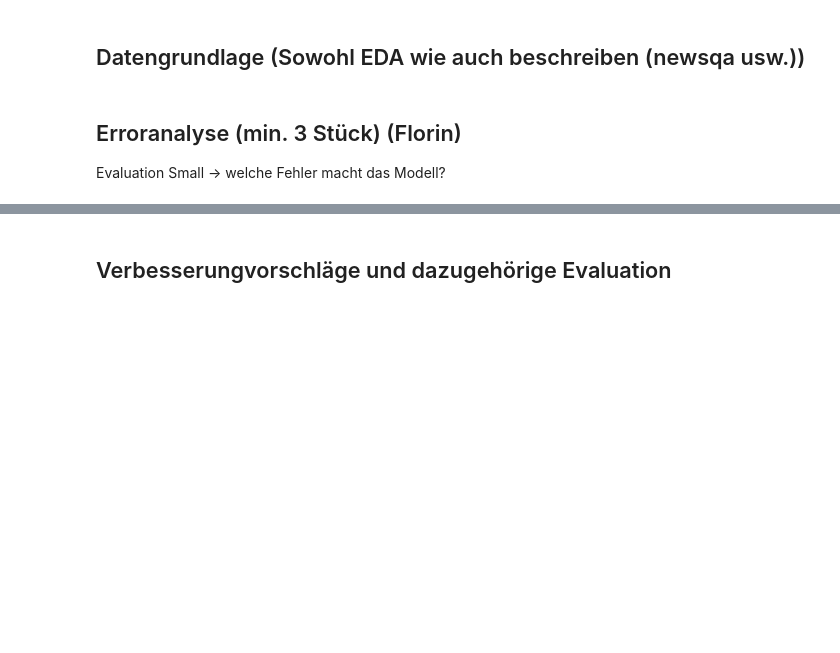
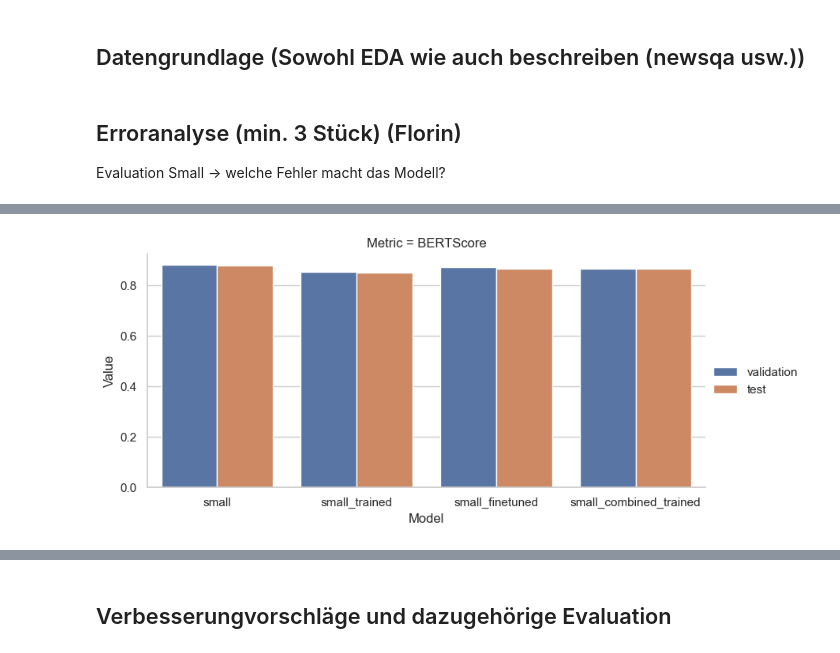
Before and after one commit to swiggy123/npr_mc2, a Jupyter notebook: report.ipynb, the cells around one changed output, grey strips where cells are left out. Saved outputs shown, nothing was run; the diff lists cells and outputs as text; code cells hidden in the pictures; blank space fills up the shorter version.

```diff
--- a/report.ipynb
+++ b/report.ipynb
@@ -131,0 +210,4 @@ Evaluation Small -> welche Fehler macht das Modell?
+# %%
+plot_results(df[df["Metric"] == "BERTScore"])
+# %% [output]
+[figure, added]
```
Also changed, not shown: parts of 37 cells of this notebook.
